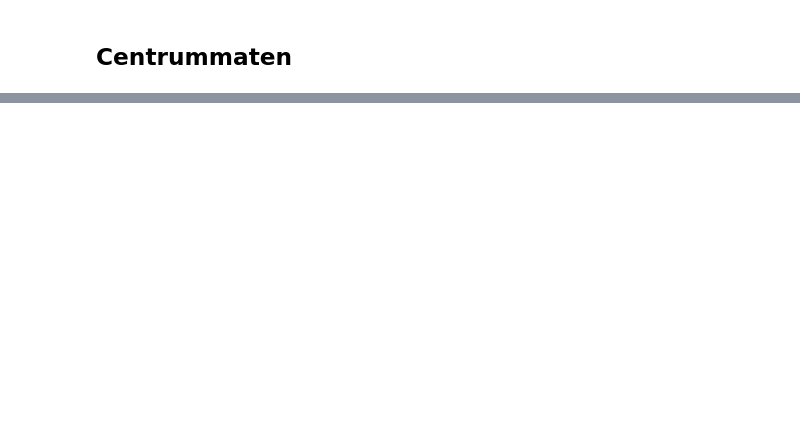
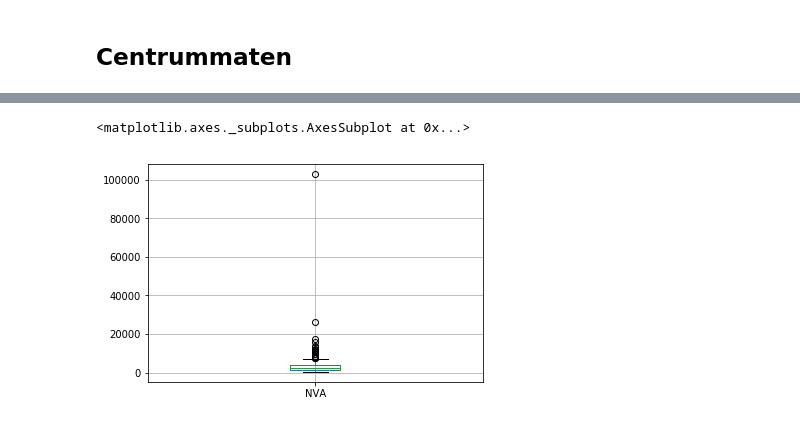
Before and after one commit to sacharypens/Big-Data-2018-2019, a Jupyter notebook: Statistics_on_Gemeenteraadsverkiezingen/Statistics_NVA_2012.ipynb, the cells around one changed output, grey strips where cells are left out. Cells and saved outputs as stored; diff of their text form; code cells hidden in the pictures; blank space fills up the shorter version.

```diff
--- a/Statistics_on_Gemeenteraadsverkiezingen/Statistics_NVA_2012.ipynb
+++ b/Statistics_on_Gemeenteraadsverkiezingen/Statistics_NVA_2012.ipynb
@@ -125,0 +147,5 @@ TypeError: list indices must be integers or slices, not NoneType
+# %%
+data_participated.boxplot(column="NVA")
+# %% [output]
+<matplotlib.axes._subplots.AxesSubplot at 0x...>
+[figure, added]
```
Also changed, not shown: parts of 27 cells of this notebook, 5 other files.
